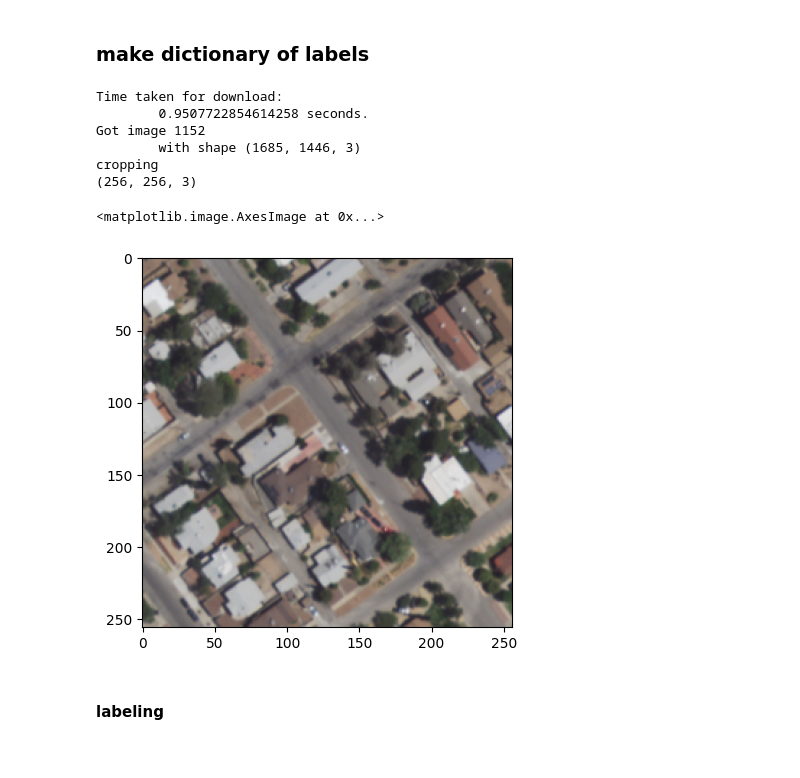
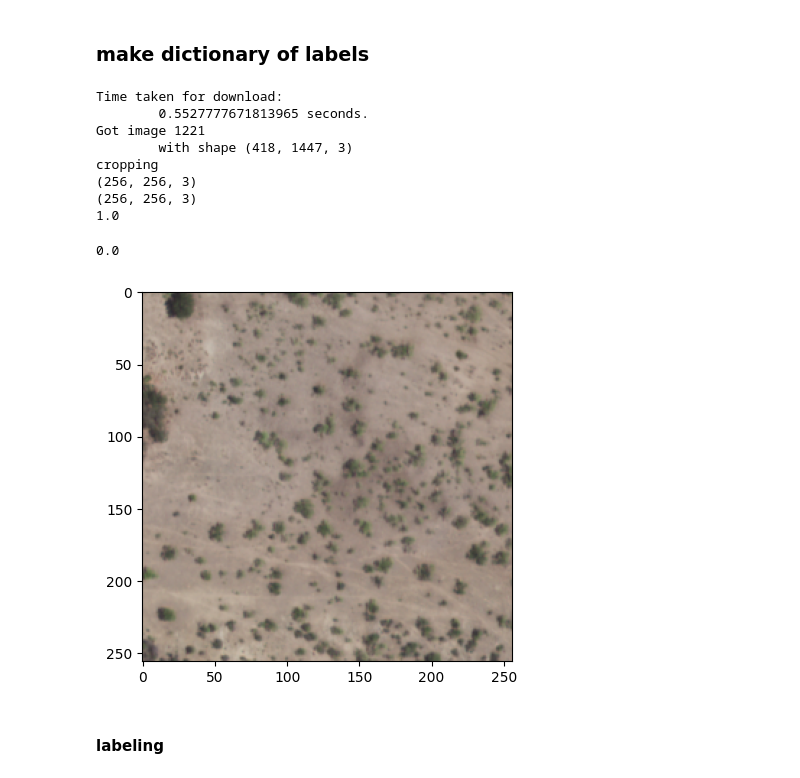
Before and after one commit to LuckyLaharlTim/pipeline-elevation-project, a Jupyter notebook: Modeling/model.ipynb, the cells around one changed output. Cells and saved outputs as stored; diff of their text form; code cells hidden in the pictures.

Commit message:
add ndvi to model.ipynb
not too useful since all images have most pixels at 0

```diff
--- a/Modeling/model.ipynb
+++ b/Modeling/model.ipynb
@@ -48,6 +48,14 @@ def crop(img):
     crop = img[top:bottom,left:right,:]
     print(crop.shape)
     return crop
+
+## set up reference to GCS
+#### should be loop, but for now...
+def getImageName(i):
+    fname = f"pipeline{i}.tif"
+    raw_filename = './images/'+fname
+
+    return raw_filename
 
 def getImage(i):
     fname = f"pipeline{i}.tif"
@@ -70,18 +78,20 @@ def getImage(i):
 
     raster = rs.open(raw_filename)
     array = raster.read()
+    # rgb image
     dPic = np.dstack((array[0],array[1],array[2]))
+
+    #ndvi image (channel 1: R band; channel 2: NIR band; channel 3: NDVI)
+    ndviPic = np.dstack((array[0],array[3]))
+    ndvi = np.array((ndviPic[:,:,1]-ndviPic[:,:,0])/(ndviPic[:,:,1]+ndviPic[:,:,0])).astype(np.float64)
+    np.isnan(ndvi,out=ndvi,where=np.min(ndvi)/10)
+    ndviPic = np.dstack((ndviPic,ndvi))
+
     print(f"Got image {i}\n\twith shape {dPic.shape}")
     print("cropping")
-    return crop(dPic)
+    return crop(dPic),crop(ndviPic)
 
-## set up reference to GCS
-#### should be loop, but for now...
-def getImageName(i):
-    fname = f"pipeline{i}.tif"
-    raw_filename = './images/'+fname
 
-    return raw_filename
 
 def labelCSV(labelDict, fname="labels.csv"):
     # save labels to csv
@@ -102,19 +112,27 @@ imgList = []
 ### get indices from [here](https://console.cloud.google.com/storage/browser/test_export_bucket0;tab=objects?forceOnBucketsSortingFiltering=true&hl=en&project=pipeline-elevation-project&prefix=&forceOnObjectsSortingFiltering=false)
 # %% [markdown]
 ### make dictionary of labels
-# %%
-i = 1152
-image = getImage(i)
-plt.imshow(image)
-# %% [output]
-Time taken for download:
-        0.9507722854614258 seconds.
-Got image 1152
-        with shape (1685, 1446, 3)
-cropping
-(256, 256, 3)
-<matplotlib.image.AxesImage at 0x...>
-[figure, removed]
+# %%
+i = 1221
+image, ndviImage = getImage(i)
+
+# plt.imshow(ndviImage[:,:,2])
+plt.imshow(image)
+
+print(ndviImage[:,:,2].max())
+np.quantile(ndviImage[:,:,2],0.99)
+## ndvi is too small per pixel (barren)
+# %% [output]
+Time taken for download:
+        0.5527777671813965 seconds.
+Got image 1221
+        with shape (418, 1447, 3)
+cropping
+(256, 256, 3)
+(256, 256, 3)
+1.0
+0.0
+[figure, added]
 # %% [markdown]
 #### labeling
 # %%
```
Also changed, not shown: parts of 4 cells of this notebook.
